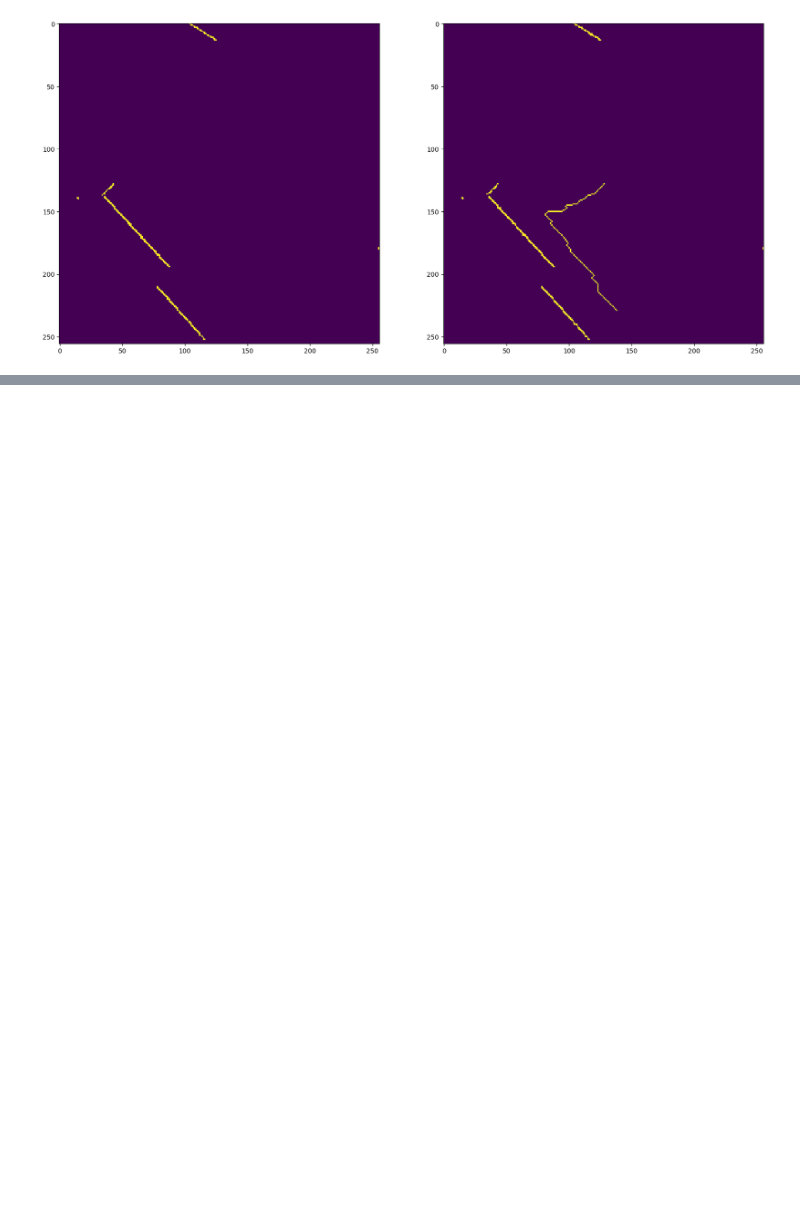
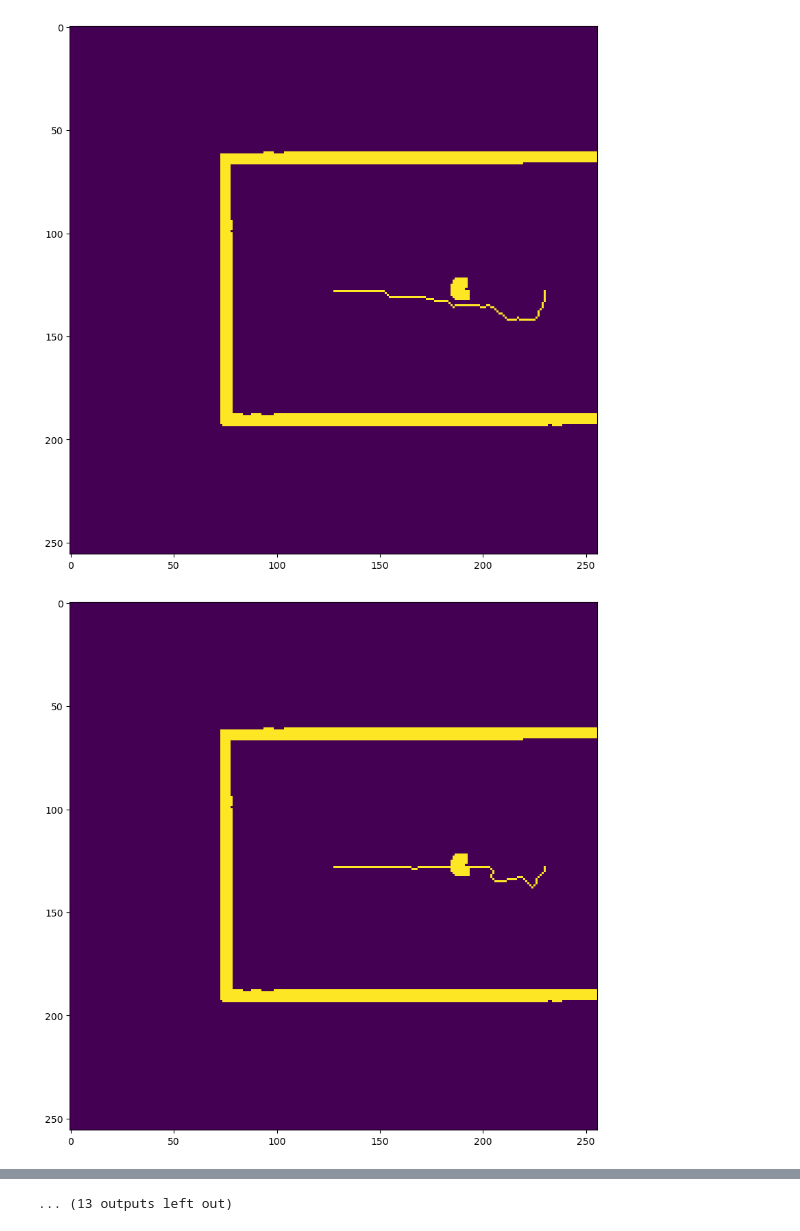
Before and after one commit to OAHC2022/graph_navigation, a Jupyter notebook: view.ipynb, the cells around one changed output, grey strips where cells are left out. Drawn from its saved outputs; the diff is of its cells as text; code cells hidden in the pictures; blank space fills up the shorter version.

```diff
--- a/view.ipynb
+++ b/view.ipynb
@@ -5,15 +16,11 @@ import numpy as np
 # %%
-with open('matrix012.json', 'r') as f:
-    data0 = json.load(f)
-data0 = np.array(data0)
-with open('astar.json', 'r') as f:
-    data = json.load(f)
-data = np.array(data)
-plt.figure(figsize=[20,20])
-plt.subplot(1,2,1)
-plt.imshow(data0)
-plt.subplot(1,2,2)
-plt.imshow(data)
-plt.show()
+for i in range(1,50,2):
+    with open('astar{}.json'.format(i), 'r') as f:
+        data = json.load(f)
+    data = np.array(data)
+    plt.figure(figsize=[10,10])
+    plt.imshow(data)
+    plt.show()
 # %% [output]
-[figure, old version]
+[figure, new version]
+[figure, added]
@@ -19,0 +37 @@ plt.show()
+... (13 outputs left out)
```
Also changed, not shown: parts of 2 cells of this notebook, 12 other files.
